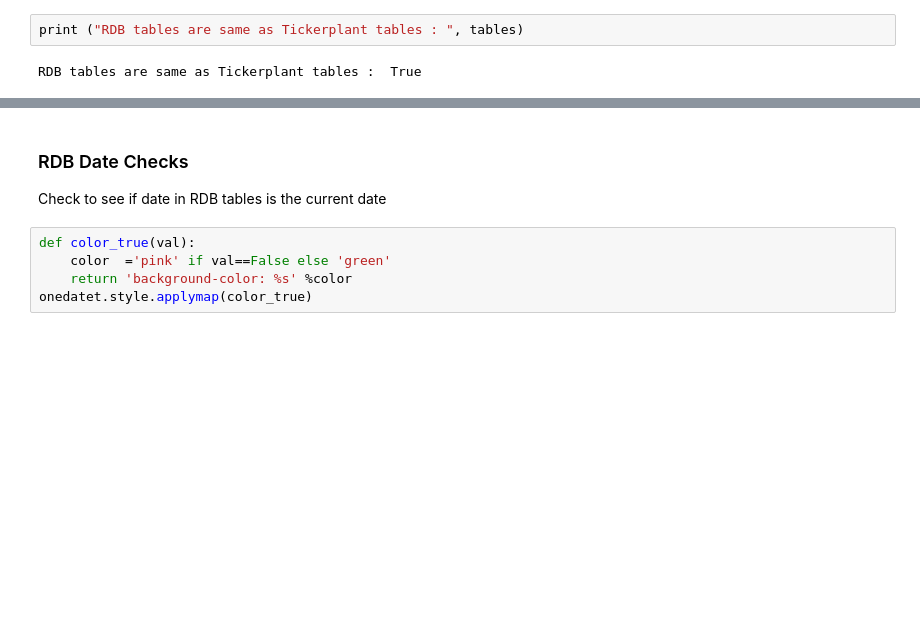
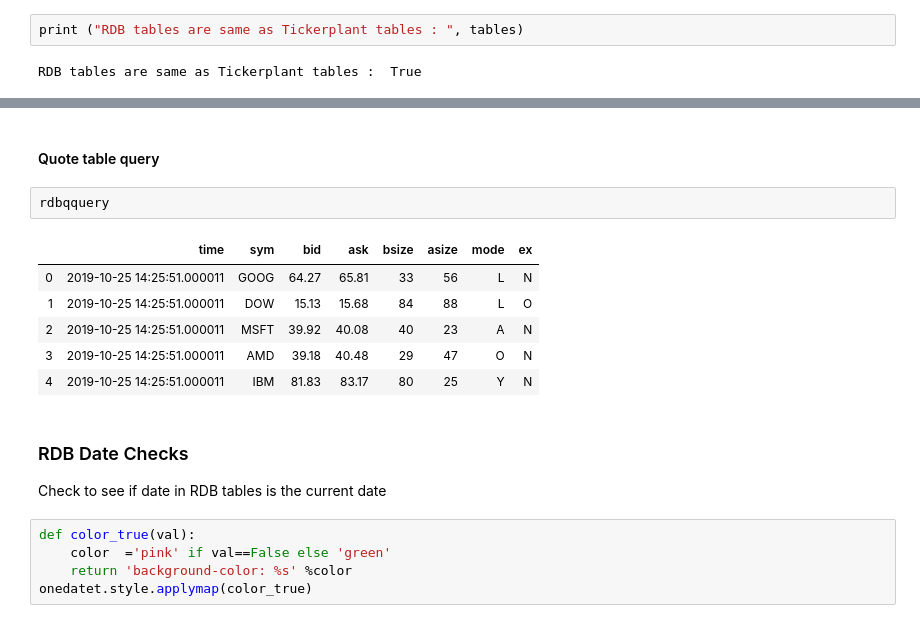
Before and after one commit to PeterSmiley/TorQ, a Jupyter notebook: test1.ipynb, the cells around one changed output, grey strips where cells are left out. Cells and saved outputs as stored; diff of their text form; blank space fills up the shorter version.

```diff
--- a/test1.ipynb
+++ b/test1.ipynb
@@ -234,3 +233,14 @@ rdbtquery
+# %% [markdown]
+#### Quote table query
+# %%
+rdbqquery
+# %% [output]
+|  | time | sym | bid | ask | bsize | asize | mode | ex |
+| 0 | 2019-10-25 14:25:51.000011 | GOOG | 64.27 | 65.81 | 33 | 56 | L | N |
+| 1 | 2019-10-25 14:25:51.000011 | DOW | 15.13 | 15.68 | 84 | 88 | L | O |
+| 2 | 2019-10-25 14:25:51.000011 | MSFT | 39.92 | 40.08 | 40 | 23 | A | N |
+| 3 | 2019-10-25 14:25:51.000011 | AMD | 39.18 | 40.48 | 29 | 47 | O | N |
+| 4 | 2019-10-25 14:25:51.000011 | IBM | 81.83 | 83.17 | 80 | 25 | Y | N |
 # %% [markdown]
 ### RDB Date Checks
 Check to see if date in RDB tables is the current date
```
Also changed, not shown: parts of 19 cells of this notebook.
